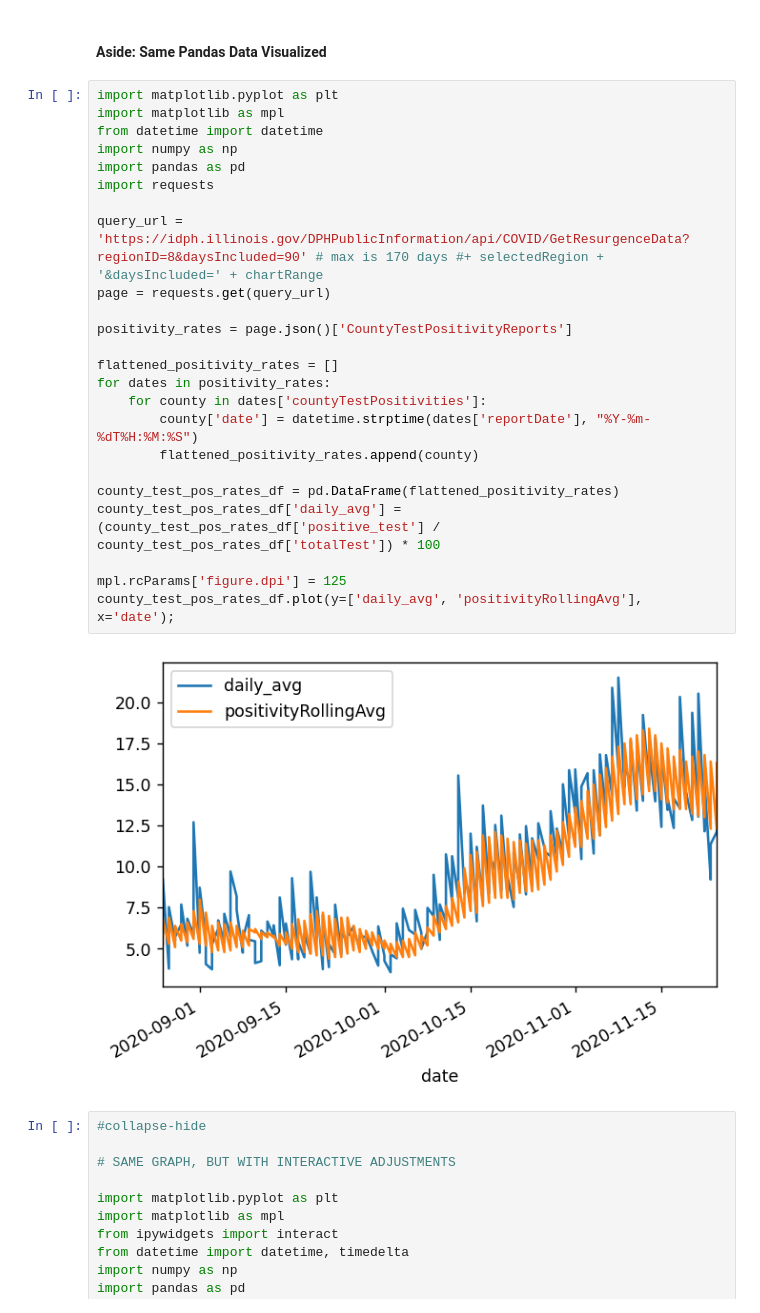
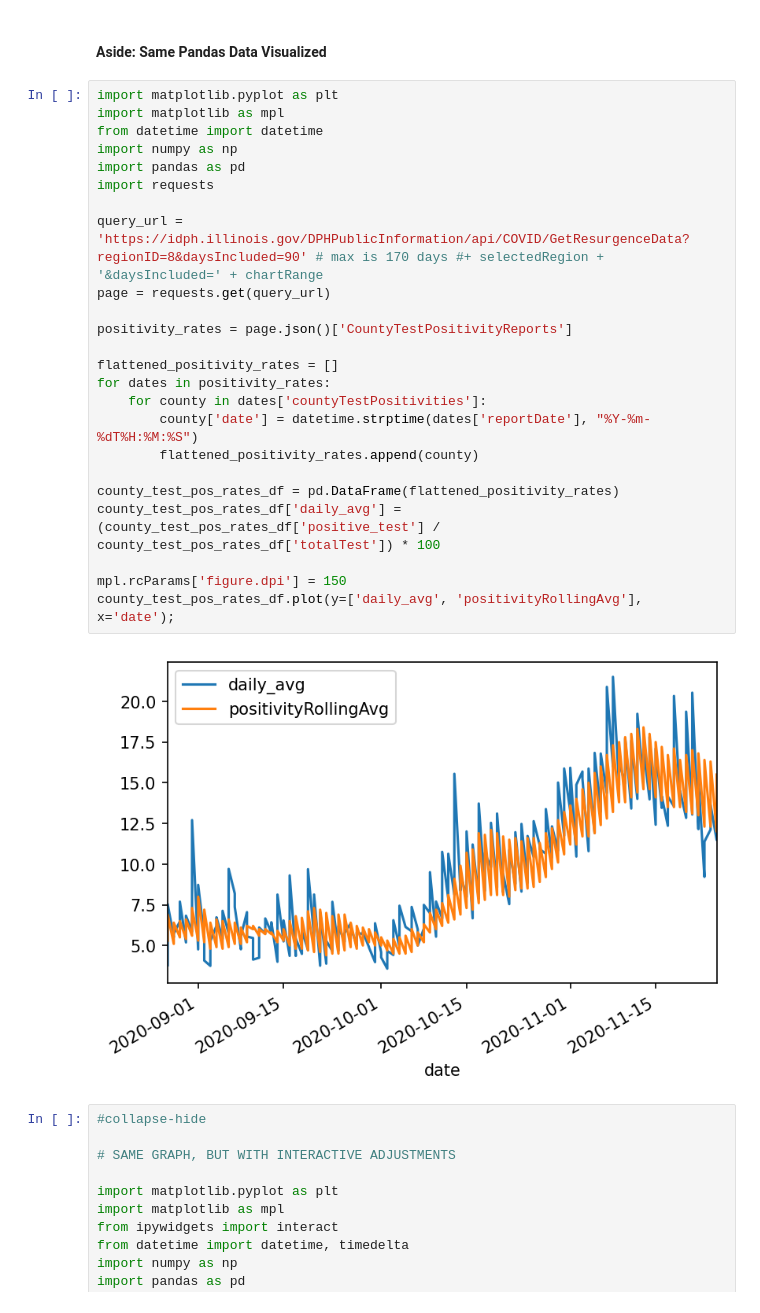
Before and after one commit to darrida/darrida-fastpages, a Jupyter notebook: _notebooks/2020-11-23-Print Simple Tables.ipynb, the cells around one changed output. Saved outputs shown, nothing was run; the diff lists cells and outputs as text.

```diff
--- a/_notebooks/2020-11-23-Print Simple Tables.ipynb
+++ b/_notebooks/2020-11-23-Print Simple Tables.ipynb
@@ -256,29 +257,29 @@ print(tabulate(county_test_pos_rates_df.sort_values(['CountyName', 'date']), hea
 # %%
 import matplotlib.pyplot as plt
 import matplotlib as mpl
 from datetime import datetime
 import numpy as np
 import pandas as pd
 import requests
 
 query_url = 'https://idph.illinois.gov/DPHPublicInformation/api/COVID/GetResurgenceData?regionID=8&daysIncluded=90' # max is 170 days #+ selectedRegion + '&daysIncluded=' + chartRange
 page = requests.get(query_url)
 
 positivity_rates = page.json()['CountyTestPositivityReports']
 
 flattened_positivity_rates = []
 for dates in positivity_rates:
     for county in dates['countyTestPositivities']:
         county['date'] = datetime.strptime(dates['reportDate'], "%Y-%m-%dT%H:%M:%S")
         flattened_positivity_rates.append(county)
 
 county_test_pos_rates_df = pd.DataFrame(flattened_positivity_rates)
 county_test_pos_rates_df['daily_avg'] = (county_test_pos_rates_df['positive_test'] / county_test_pos_rates_df['totalTest']) * 100
 
-mpl.rcParams['figure.dpi'] = 125
+mpl.rcParams['figure.dpi'] = 150
 county_test_pos_rates_df.plot(y=['daily_avg', 'positivityRollingAvg'], x='date');
 # %% [output]
-[figure, old version]
+[figure, new version]
 # %%
 #collapse-hide
 
```
Also changed, not shown: parts of 1 cell of this notebook, 50 other files.
